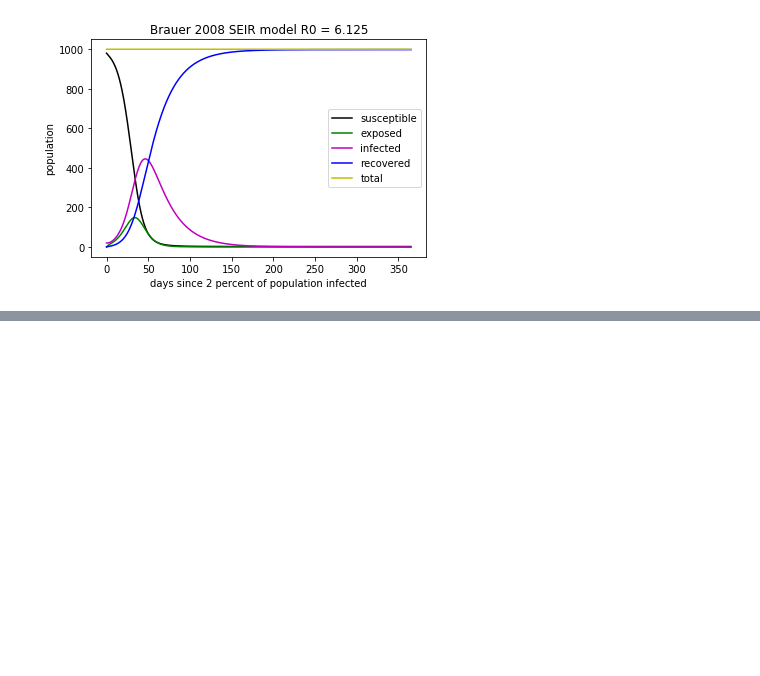
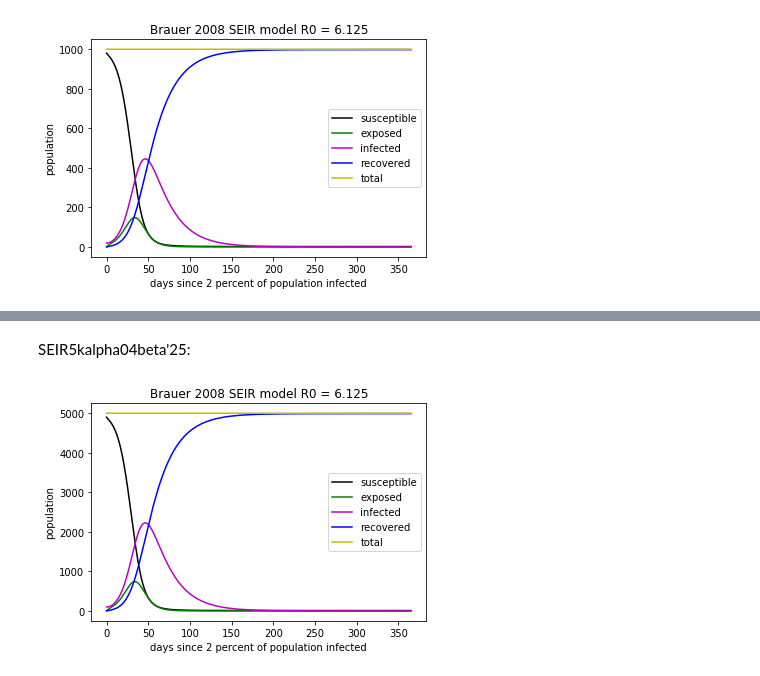
Before and after one commit to jsimpson2020/CODESIR, a Jupyter notebook: Brauer 2008 SEIR model.ipynb, the cells around one changed output, grey strips where cells are left out. Saved outputs shown, nothing was run; the diff lists cells and outputs as text; code cells hidden in the pictures; blank space fills up the shorter version.

```diff
--- a/Brauer 2008 SEIR model.ipynb
+++ b/Brauer 2008 SEIR model.ipynb
@@ -118,0 +127,6 @@ BrauerSEIR(1000, 0.07, 0.25)
+# %% [markdown]
+SEIR5kalpha04beta'25:
+# %%
+BrauerSEIR(5000, 0.04, 0.25, "SEIR5kalpha04beta'25.csv", "SEIR5kalpha04beta'25.png")
+# %% [output]
+[figure, added]
```
Also changed, not shown: parts of 41 cells of this notebook, 42 other files.
